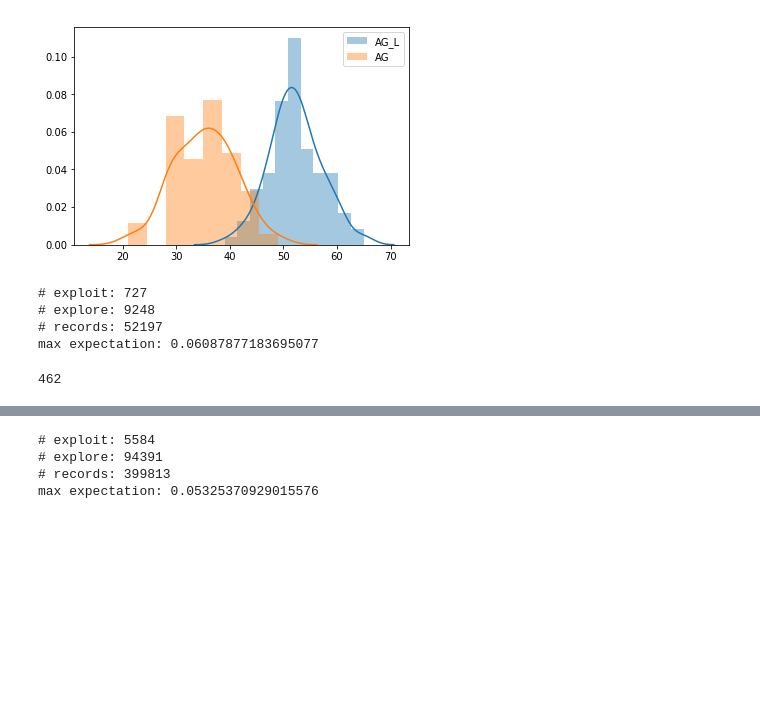
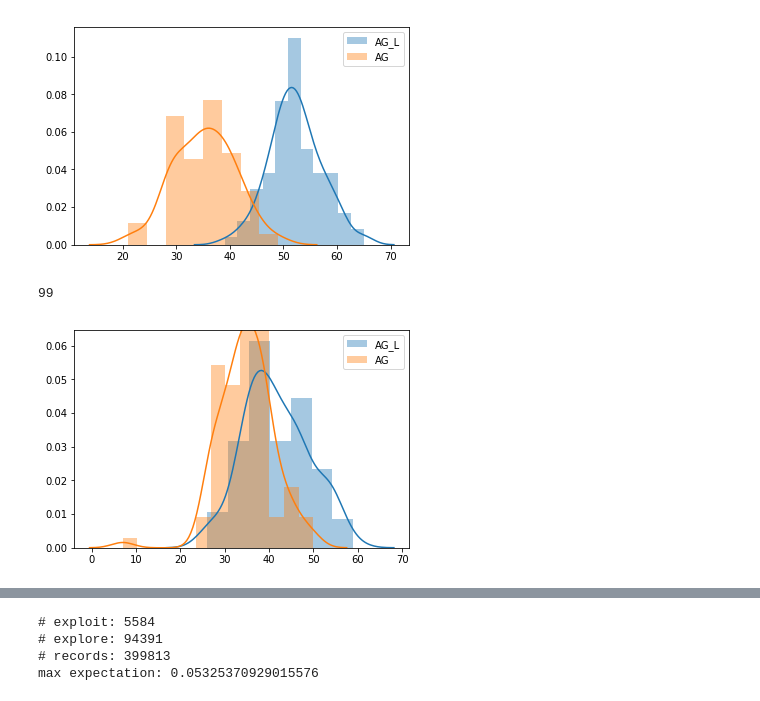
Before and after one commit to ShrekFelix/Reducing-Exploration-of-Dying-Arms-in-Mortal-Bandits, a Jupyter notebook: optimal exploration for mortal MAB.ipynb, the cells around one changed output, grey strips where cells are left out. Saved outputs shown, nothing was run; the diff lists cells and outputs as text; code cells hidden in the pictures; blank space fills up the shorter version.

```diff
--- a/optimal exploration for mortal MAB.ipynb
+++ b/optimal exploration for mortal MAB.ipynb
@@ -314,14 +314,3 @@ AG_L2(10000, life_threshold=.1)
 # records: 231161
 max expectation: 0.04753486544883127
 472
-# %%
-# compare by birth
-x = []
-y = []
-for b in np.arange(0.1,1.,.1):
-    x.append(b)
-    y.append(AG_L2(n=10000,life_threshold=b, verbose=False))
-plt.plot(x,y)
-plt.xlabel('life_threshold')
-plt.ylabel('rewards')
-pass
@@ -385,11 +372,6 @@ def AG_L(n=1000000,k=1, m=25, life_threshold=.3, records=records, lives=lives, v
     m: number of turns to initialize
     k: adjust desire to exploit/explore
     '''
-    if lives == None: # estimate lifespans using past mean
-
-
-
-
     rewards = 0
     i = 0 # marker in records
     X = {} # dict of expectations article_id : array([sum, n_observations])
@@ -397,8 +379,13 @@ def AG_L(n=1000000,k=1, m=25, life_threshold=.3, records=records, lives=lives, v
 
     # initialization
     while t<=m:
-        displayed = records[i]['displayed']
-        clicked = records[i]['clicked']
+        try:
+            displayed = records[i]['displayed']
+            clicked = records[i]['clicked']
+        except IndexError:
+            print('running out of records')
+            print(t,i)
+            raise IndexError
         if displayed not in X.keys():
             X[displayed] = np.array([clicked, 1])
             t += 1
@@ -444,11 +431,20 @@ def AG_L(n=1000000,k=1, m=25, life_threshold=.3, records=records, lives=lives, v
         print('max expectation:', X_max)
 
     return rewards
-# %%
-AG_L(n=10000)
-# %% [output]
-# exploit: 727
-# explore: 9248
-# records: 52197
-max expectation: 0.06087877183695077
-462
+# %%
+# knows exact lifespans
+# play i different games
+agl = []
+ag = []
+for i in range(100):
+    agl.append(AG_L(n=1000, m=20, records=records[i*1000:10000+i*1000], verbose=False))
+    ag.append(AG_L(n=1000, m=20, records=records[i*1000:10000+i*1000], life_threshold=1, verbose=False))
+    print(i,end='\r',flush=True)
+    time.sleep(.001)
+sns.distplot(agl,label='AG_L')
+sns.distplot(ag,label='AG')
+plt.legend()
+pass
+# %% [output]
+99
+[figure, added]
```
Also changed, not shown: parts of 16 cells of this notebook.
